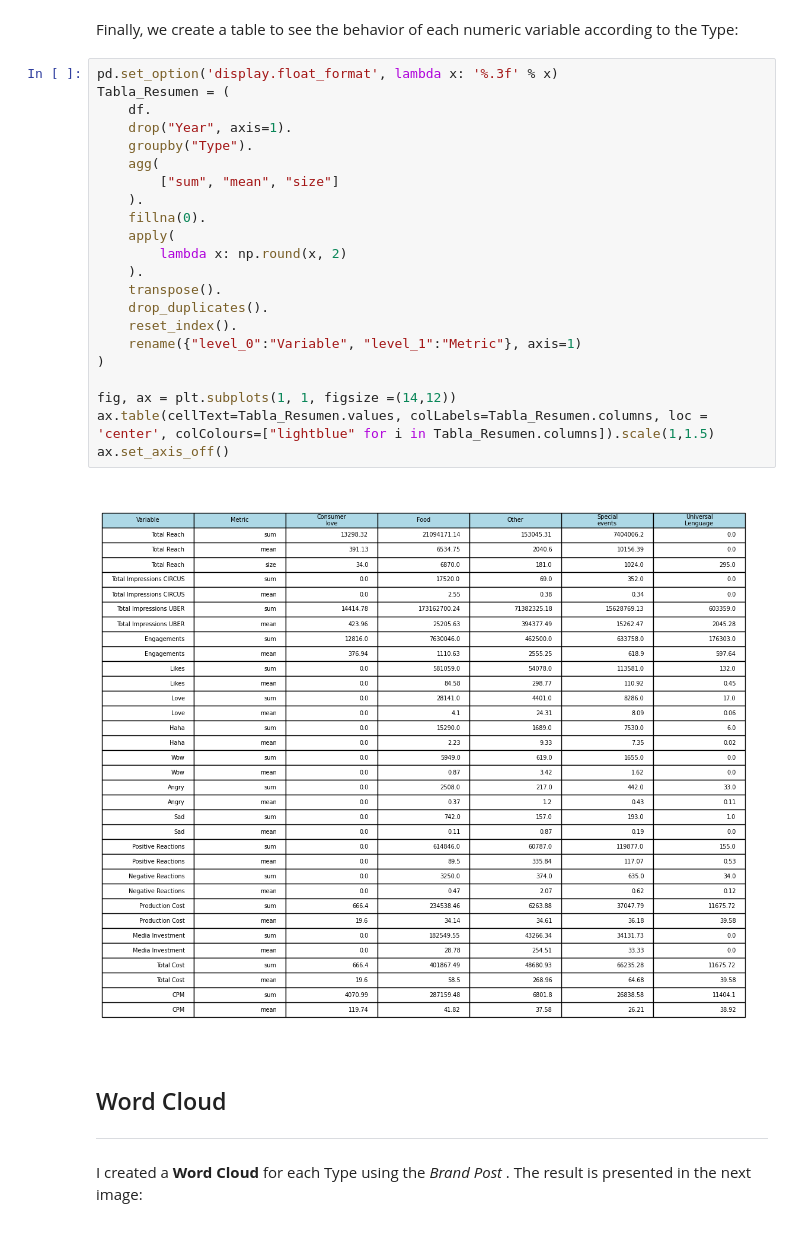
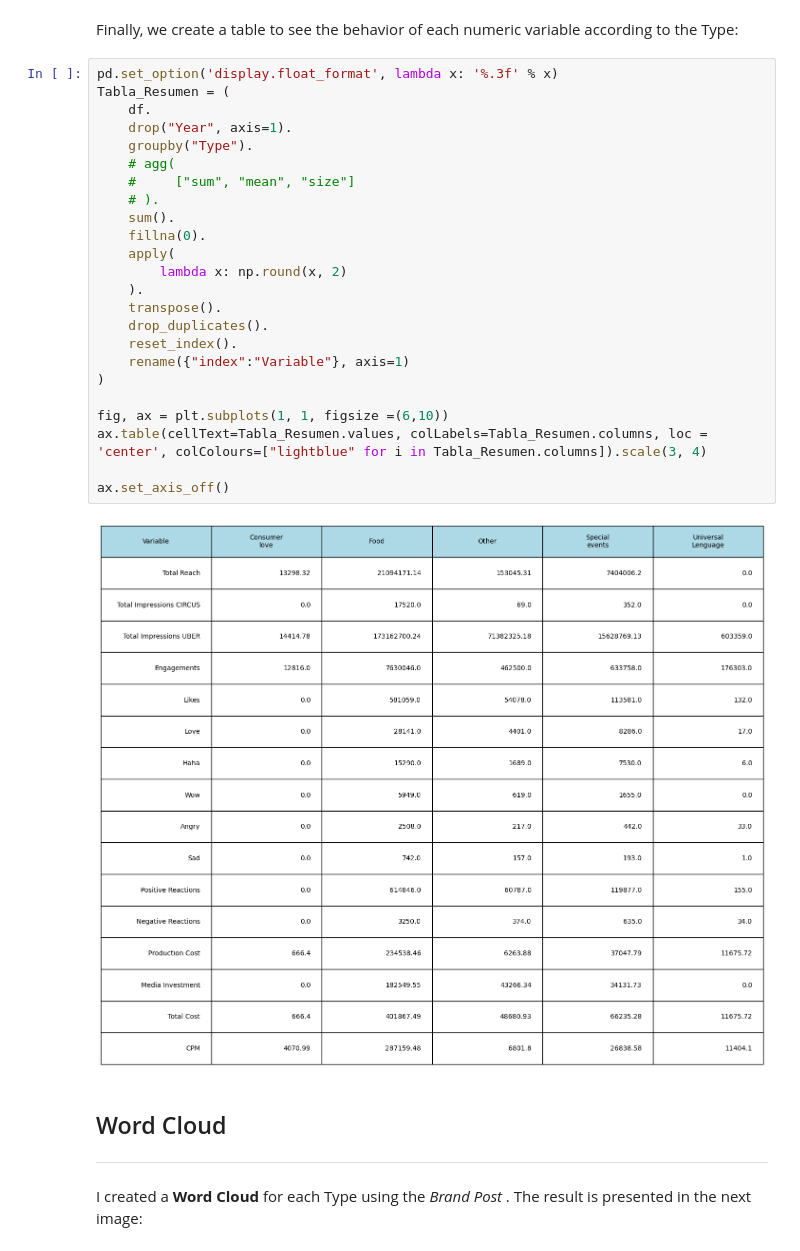
Before and after one commit to daagonzalezsa/Media.Monks_Assesment, a Jupyter notebook: Food_Brand.ipynb, the cells around one changed output. Saved outputs shown, nothing was run; the diff lists cells and outputs as text.

```diff
--- a/Food_Brand.ipynb
+++ b/Food_Brand.ipynb
@@ -129,27 +158,29 @@ Finally, we create a table to see the behavior of each numeric variable accordin
 # %%
 pd.set_option('display.float_format', lambda x: '%.3f' % x)
 Tabla_Resumen = (
     df.
     drop("Year", axis=1).
     groupby("Type").
-    agg(
-        ["sum", "mean", "size"]
-    ).
+    # agg(
+    #     ["sum", "mean", "size"]
+    # ).
+    sum().
     fillna(0).
     apply(
         lambda x: np.round(x, 2)
     ).
     transpose().
     drop_duplicates().
     reset_index().
-    rename({"level_0":"Variable", "level_1":"Metric"}, axis=1)
+    rename({"index":"Variable"}, axis=1)
 )
 
-fig, ax = plt.subplots(1, 1, figsize =(14,12))
-ax.table(cellText=Tabla_Resumen.values, colLabels=Tabla_Resumen.columns, loc = 'center', colColours=["lightblue" for i in Tabla_Resumen.columns]).scale(1,1.5)
+fig, ax = plt.subplots(1, 1, figsize =(6,10))
+ax.table(cellText=Tabla_Resumen.values, colLabels=Tabla_Resumen.columns, loc = 'center', colColours=["lightblue" for i in Tabla_Resumen.columns]).scale(3, 4)
+
 ax.set_axis_off()
 # %% [output]
-[figure, old version]
+[figure, new version]
 # %% [markdown]
 <h2> Word Cloud </h2>
 <hr>
```
Also changed, not shown: parts of 3 cells of this notebook, 8 other files.
